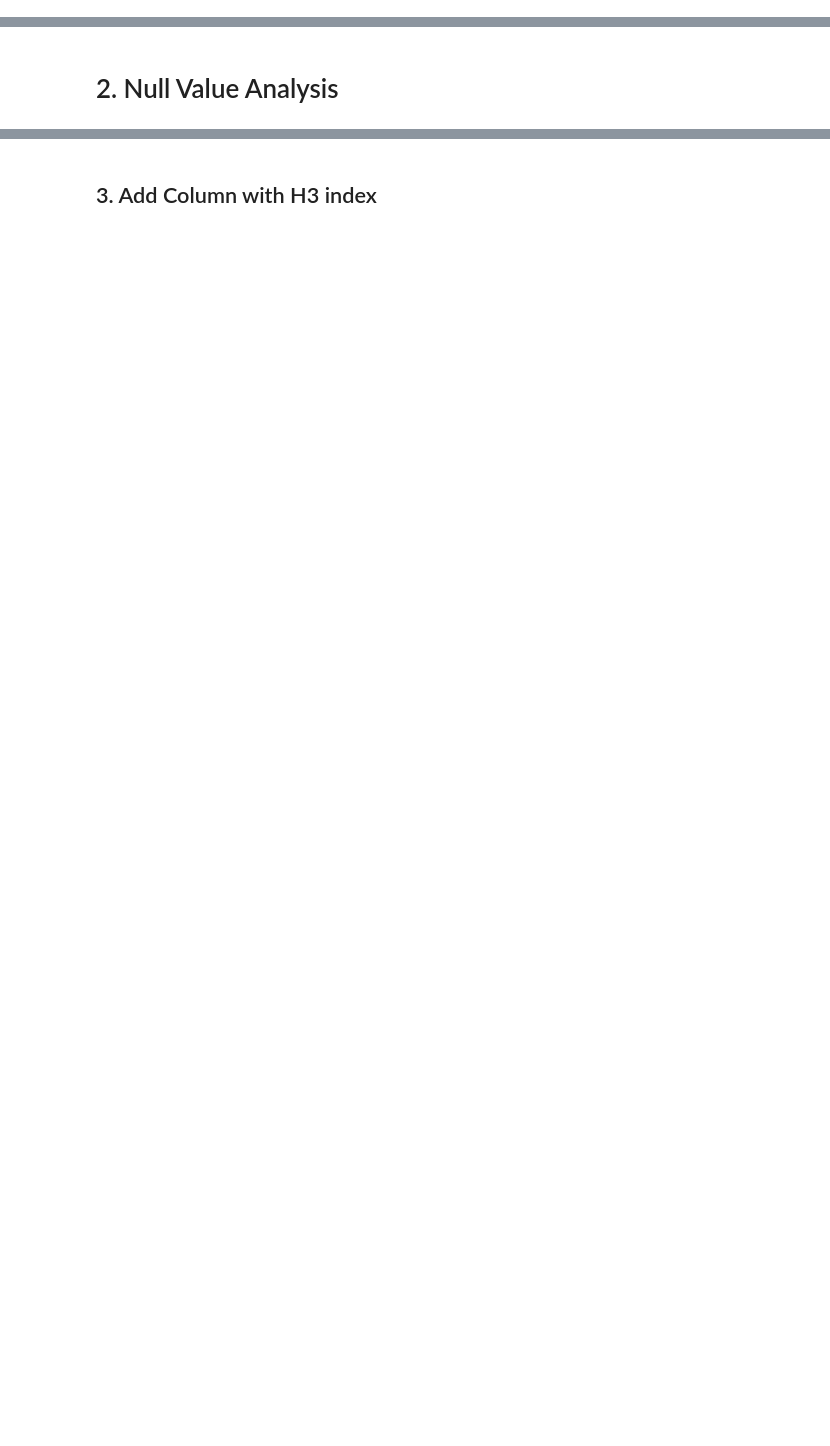
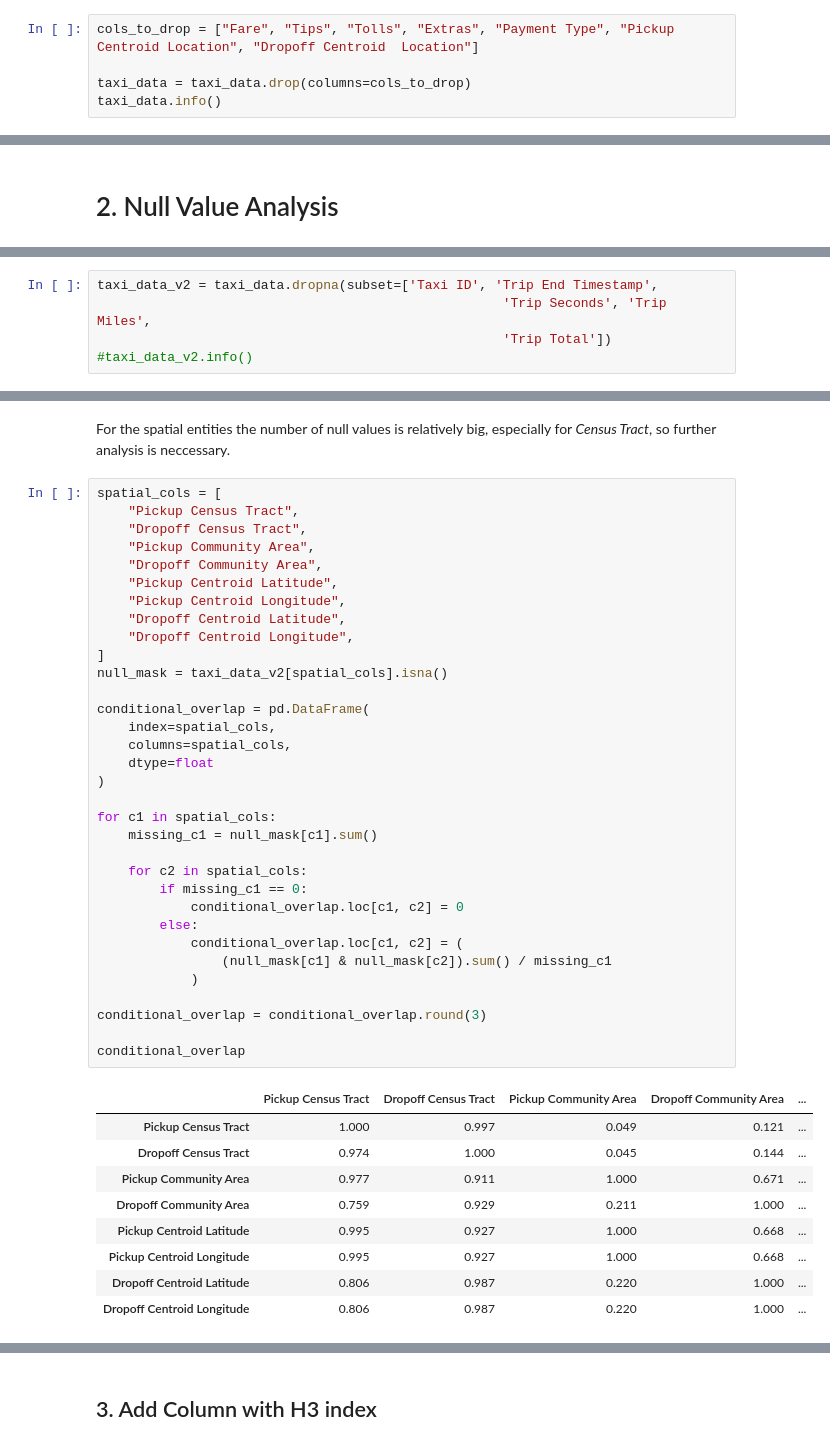
Before and after one commit to larissatheilmann/AAA_Project_Group7, a Jupyter notebook: notebooks/1.1 TaxiDataPrep.ipynb, the cells around one changed output, grey strips where cells are left out. Saved outputs shown, nothing was run; the diff lists cells and outputs as text; blank space fills up the shorter version.

```diff
--- a/notebooks/1.1 TaxiDataPrep.ipynb
+++ b/notebooks/1.1 TaxiDataPrep.ipynb
@@ -29,0 +66,5 @@ taxi_data.describe()
+# %%
+cols_to_drop = ["Fare", "Tips", "Tolls", "Extras", "Payment Type", "Pickup Centroid Location", "Dropoff Centroid  Location"]
+
+taxi_data = taxi_data.drop(columns=cols_to_drop)
+taxi_data.info()
@@ -62,0 +163,5 @@ print(is_na_df)
+# %%
+taxi_data_v2 = taxi_data.dropna(subset=['Taxi ID', 'Trip End Timestamp',
+                                                    'Trip Seconds', 'Trip Miles',
+                                                    'Trip Total'])
+#taxi_data_v2.info()
@@ -62,0 +186,45 @@ print(is_na_df)
+# %% [markdown]
+For the spatial entities the number of null values is relatively big, especially for *Census Tract*, so further analysis is neccessary.
+# %%
+spatial_cols = [
+    "Pickup Census Tract",
+    "Dropoff Census Tract",
+    "Pickup Community Area",
+    "Dropoff Community Area",
+    "Pickup Centroid Latitude",
+    "Pickup Centroid Longitude",
+    "Dropoff Centroid Latitude",
+    "Dropoff Centroid Longitude",
+]
+null_mask = taxi_data_v2[spatial_cols].isna()
+
+conditional_overlap = pd.DataFrame(
+    index=spatial_cols,
+    columns=spatial_cols,
+    dtype=float
+)
+
+for c1 in spatial_cols:
+    missing_c1 = null_mask[c1].sum()
+
+    for c2 in spatial_cols:
+        if missing_c1 == 0:
+            conditional_overlap.loc[c1, c2] = 0
+        else:
+            conditional_overlap.loc[c1, c2] = (
+                (null_mask[c1] & null_mask[c2]).sum() / missing_c1
+            )
+
+conditional_overlap = conditional_overlap.round(3)
+
+conditional_overlap
+# %% [output]
+|  | Pickup Census Tract | Dropoff Census Tract | Pickup Community Area | Dropoff Community Area | ... |
+| Pickup Census Tract | 1.000 | 0.997 | 0.049 | 0.121 | ... |
+| Dropoff Census Tract | 0.974 | 1.000 | 0.045 | 0.144 | ... |
+| Pickup Community Area | 0.977 | 0.911 | 1.000 | 0.671 | ... |
+| Dropoff Community Area | 0.759 | 0.929 | 0.211 | 1.000 | ... |
+| Pickup Centroid Latitude | 0.995 | 0.927 | 1.000 | 0.668 | ... |
+| Pickup Centroid Longitude | 0.995 | 0.927 | 1.000 | 0.668 | ... |
+| Dropoff Centroid Latitude | 0.806 | 0.987 | 0.220 | 1.000 | ... |
+| Dropoff Centroid Longitude | 0.806 | 0.987 | 0.220 | 1.000 | ... |
```
Also changed, not shown: parts of 19 cells of this notebook, 1 other file.
